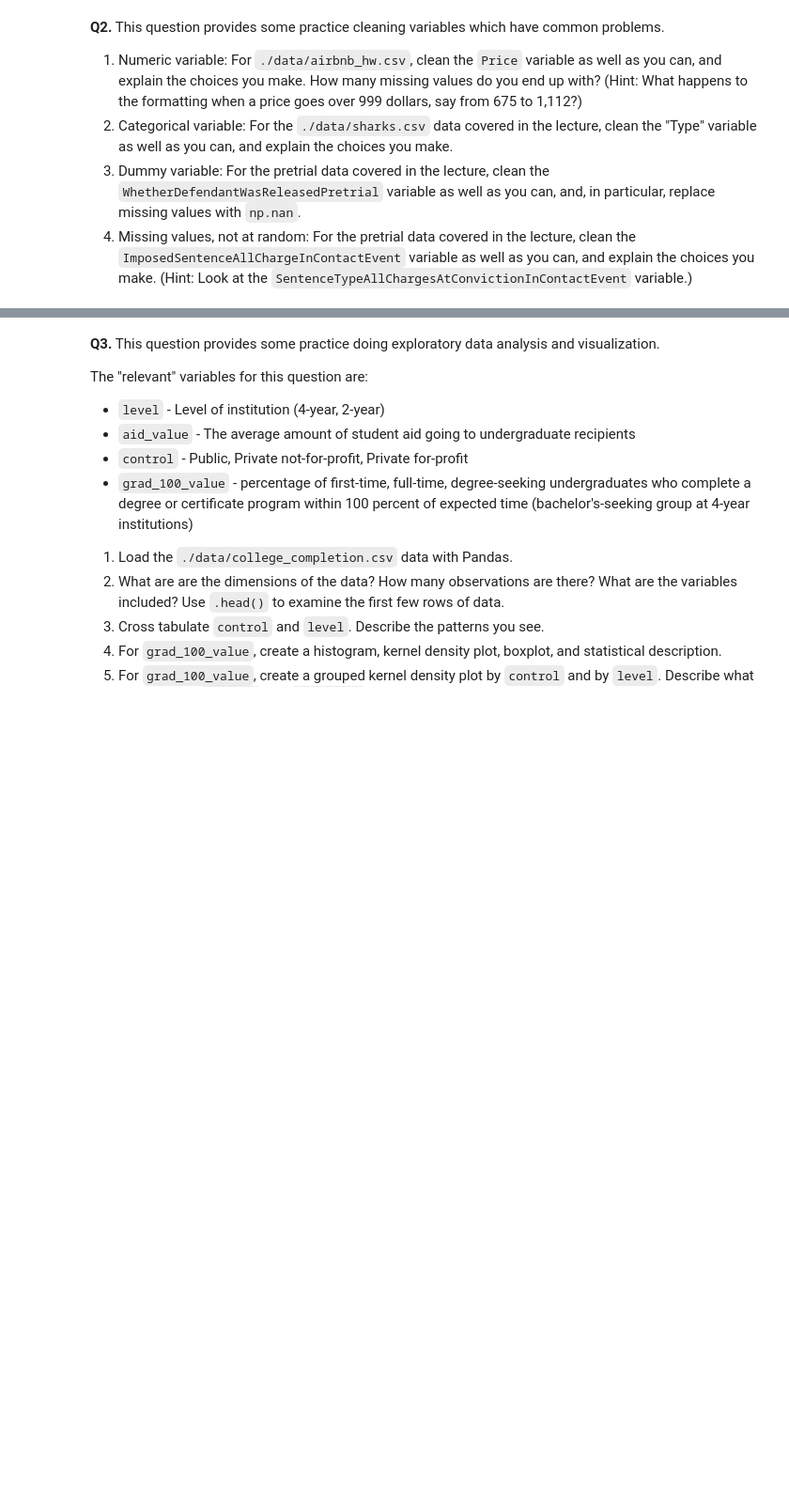
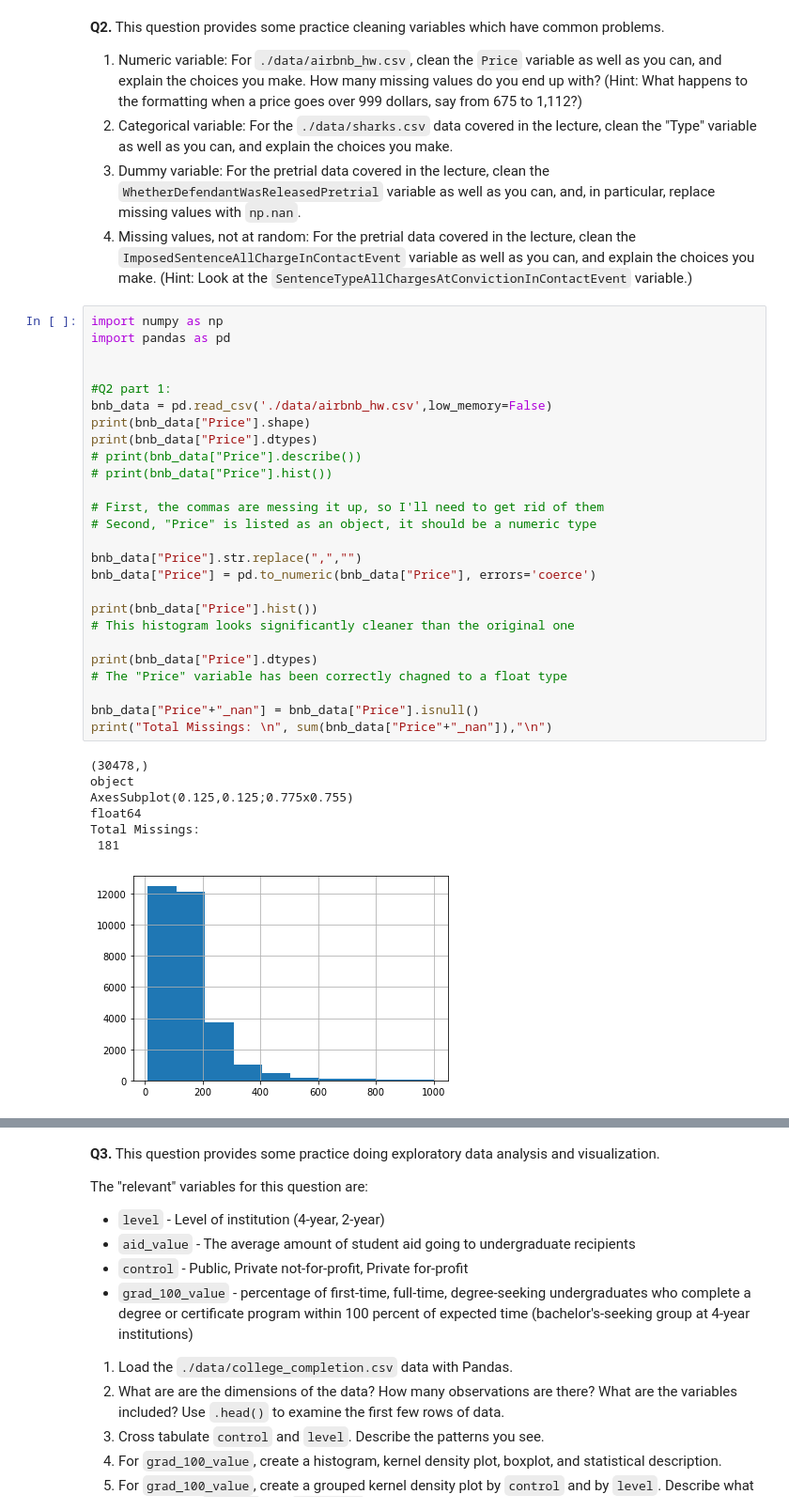
Before and after one commit to Jmazher12/assignment2, a Jupyter notebook: assignment2.ipynb, the cells around one changed output, grey strips where cells are left out. Shown at 94% size. Cells and saved outputs as stored; diff of their text form; blank space fills up the shorter version.

Commit message:
Add files via upload
Finished up until Q2 part 4

```diff
--- a/assignment2.ipynb
+++ b/assignment2.ipynb
@@ -30,3 +28,37 @@ Resolving deltas: 100% (9/9), done.
 2. Categorical variable: For the `./data/sharks.csv` data covered in the lecture, clean the "Type" variable as well as you can, and explain the choices you make.
 3. Dummy variable: For the pretrial data covered in the lecture, clean the `WhetherDefendantWasReleasedPretrial` variable as well as you can, and, in particular, replace missing values with `np.nan`.
 4. Missing values, not at random: For the pretrial data covered in the lecture, clean the `ImposedSentenceAllChargeInContactEvent` variable as well as you can, and explain the choices you make. (Hint: Look at the `SentenceTypeAllChargesAtConvictionInContactEvent` variable.)
+# %%
+import numpy as np
+import pandas as pd
+
+
+#Q2 part 1:
+bnb_data = pd.read_csv('./data/airbnb_hw.csv',low_memory=False)
+print(bnb_data["Price"].shape)
+print(bnb_data["Price"].dtypes)
+# print(bnb_data["Price"].describe())
+# print(bnb_data["Price"].hist())
+
+# First, the commas are messing it up, so I'll need to get rid of them
+# Second, "Price" is listed as an object, it should be a numeric type
+
+bnb_data["Price"].str.replace(",","")
+bnb_data["Price"] = pd.to_numeric(bnb_data["Price"], errors='coerce')
+
+print(bnb_data["Price"].hist())
+# This histogram looks significantly cleaner than the original one
+
+print(bnb_data["Price"].dtypes)
+# The "Price" variable has been correctly chagned to a float type
+
+bnb_data["Price"+"_nan"] = bnb_data["Price"].isnull()
+print("Total Missings: \n", sum(bnb_data["Price"+"_nan"]),"\n")
+# %% [output]
+(30478,)
+object
+AxesSubplot(0.125,0.125;0.775x0.755)
+float64
+Total Missings:
+ 181
+[figure, added]
```
Also changed, not shown: parts of 4 cells of this notebook.
